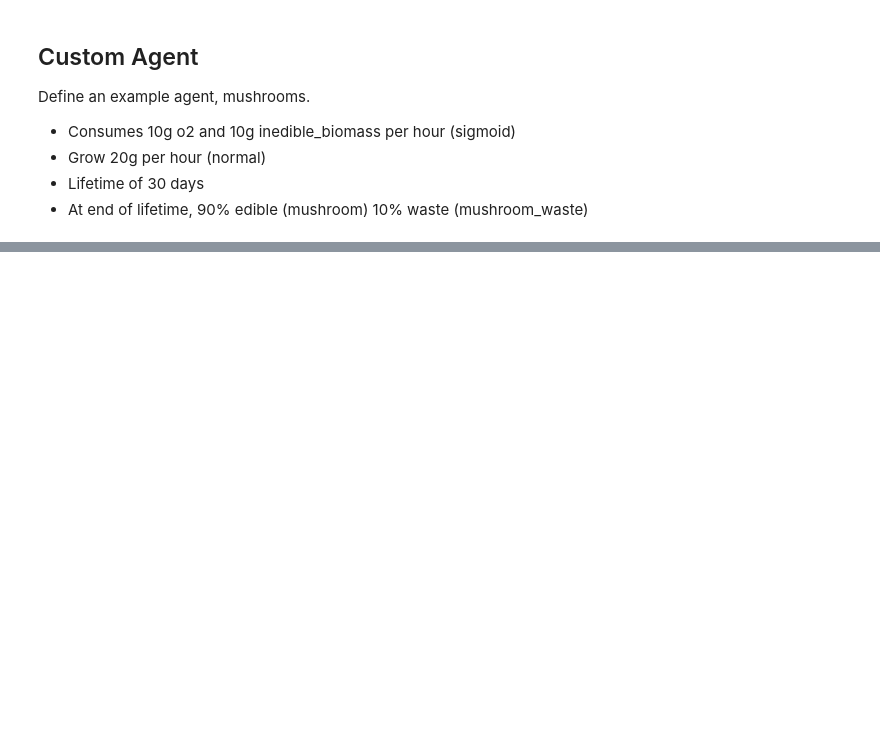
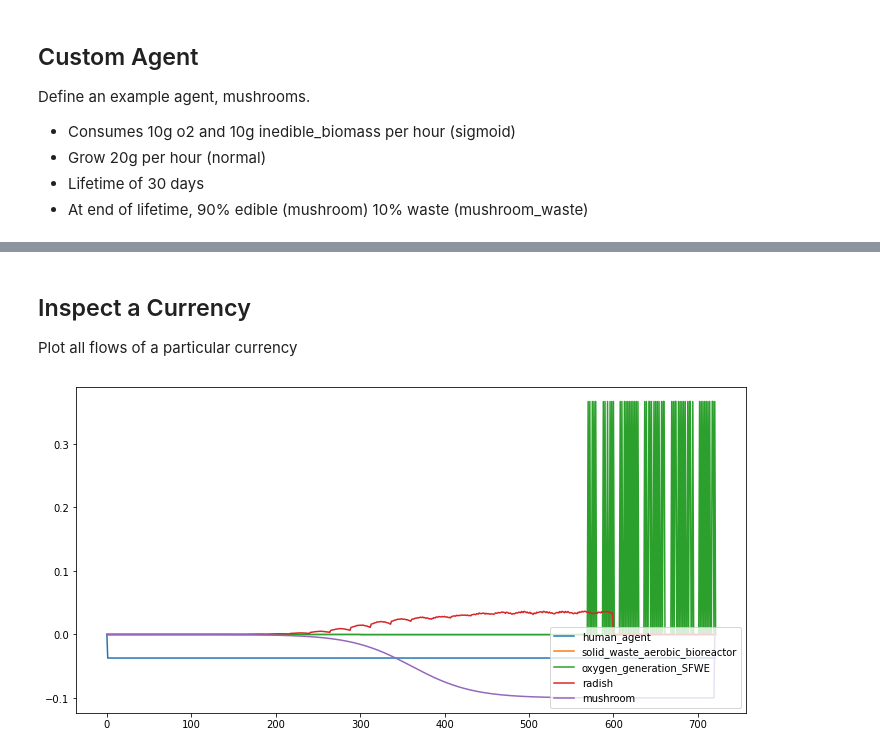
Before and after one commit to overthesun/simoc, a Jupyter notebook: Custom_Agent_Template.ipynb, the cells around one changed output, grey strips where cells are left out. Drawn from its saved outputs; the diff is of its cells as text; code cells hidden in the pictures; blank space fills up the shorter version.

```diff
--- a/Custom_Agent_Template.ipynb
+++ b/Custom_Agent_Template.ipynb
@@ -286,0 +293,60 @@ plot_group(data['crew_habitat_small']['storage'], exclude=['n2', 'o2'])
+# %% [markdown]
+## Inspect a Currency
+Plot all flows of a particular currency
+# %%
+import matplotlib.pyplot as plt
+
+data = model.get_data(debug=True)
+def plot_currency(data, currency, exclude=[], i=None, j=None):
+    """Plot all agents who use a particular currency"""
+
+    # Iterate through data and extract all records
+    flows = {}
+    length = None
+    for agent_name, agent_data in data.items():
+        if 'flow_records' not in agent_data:
+            continue
+        for currency_name, currency_data in agent_data['flow_records'].items():
+            if currency_name != currency:
+                continue
+            flow_records = {}
+            if not length:
+                length = len(currency_data)
+            for n, step in enumerate(currency_data):
+                # Steps can include records for multiple currencies,
+                # or multiple records for the same currency
+                at_least_one = False
+                for record in step:
+                    if agent_name not in flows:
+                        flows[agent_name] = [] + [0] * n
+                    if not at_least_one:
+                        at_least_one = True
+                        flows[agent_name].append(-record['amount'])
+                    else:
+                        flows[agent_name][-1] -= record['amount']
+                if not at_least_one and agent_name in flows:
+                    flows[agent_name].append(0)
+
+    if not length:
+        print("No flow records for", currency)
+        return
+
+    # Plot data
+    plt.figure(figsize=(12,6))
+    i = i if i else 0
+    j = j if j else length
+    steps = [x for x in range(j-i)]
+    for agent_name, agent_data in flows.items():
+        if agent_name in exclude:
+            continue
+        pad_zeros = len(steps) - len(agent_data)
+        if pad_zeros > 0:
+            agent_data += [0] * pad_zeros
+        plt.plot(steps, agent_data[i:j], label=agent_name)
+    plt.legend(loc='lower right')
+    plt.show()
+
+plot_currency(data, 'o2')
+# plot_currency(data, 'potable', exclude=['multifiltration_purifier_post_treatment'])
+# %% [output]
+[figure, added]
```
Also changed, not shown: parts of 2 cells of this notebook, 4 other files.
